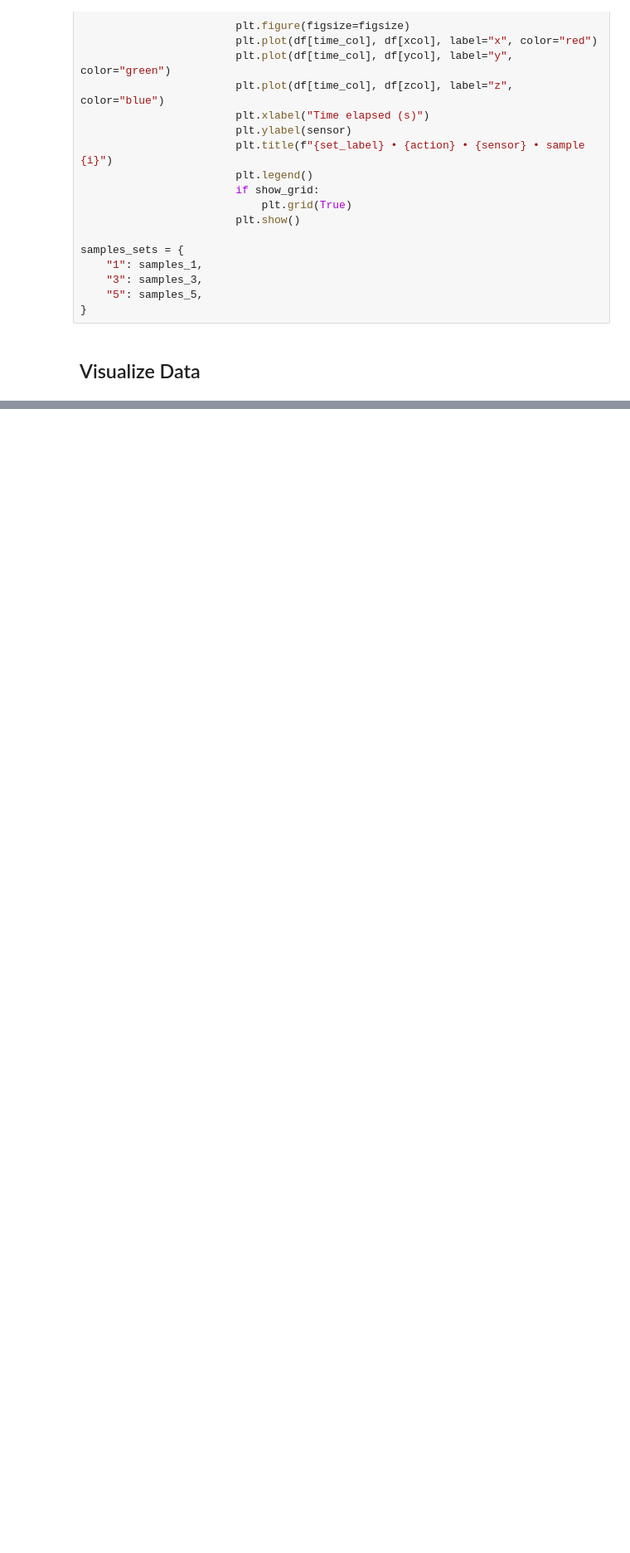
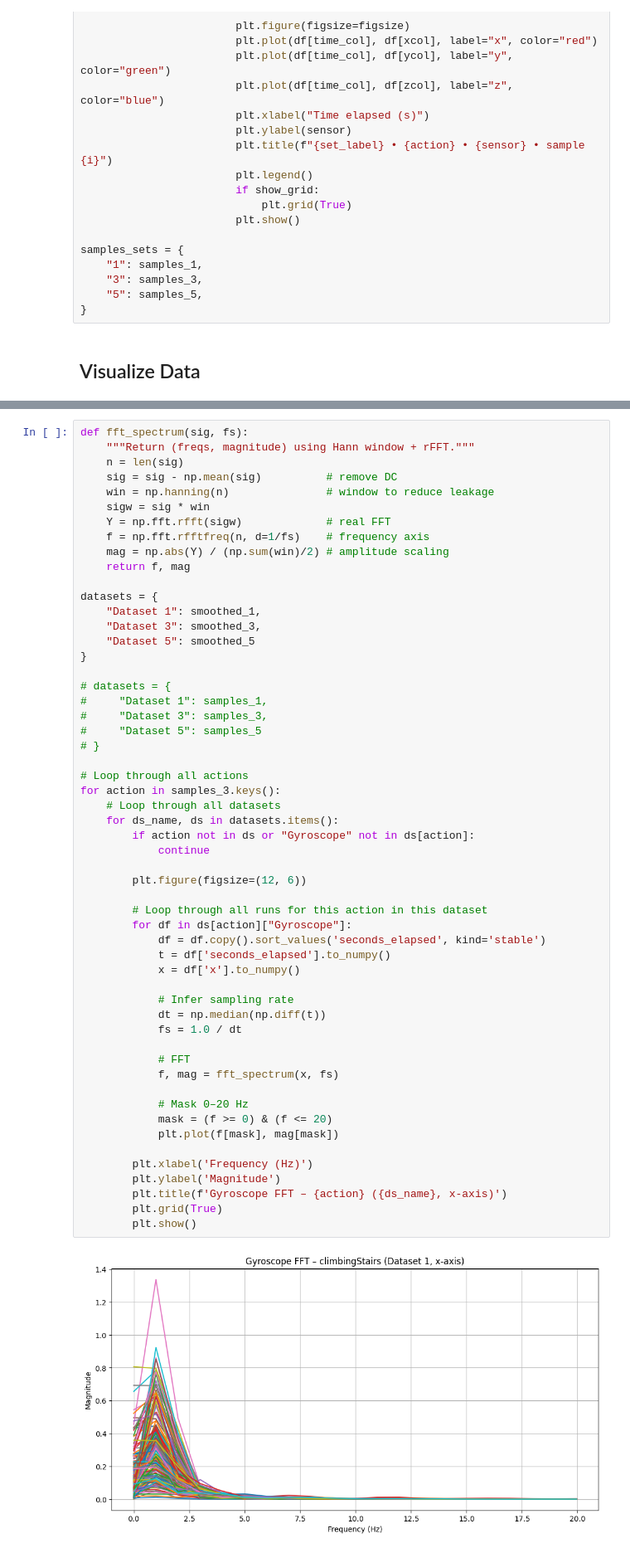
Before and after one commit to OfferPi/5ARE0-ActivityRecognition, a Jupyter notebook: group13_activity_recognition.ipynb, the cells around one changed output, grey strips where cells are left out. Shown at 83% size. Saved outputs shown, nothing was run; the diff lists cells and outputs as text; blank space fills up the shorter version.

```diff
--- a/group13_activity_recognition.ipynb
+++ b/group13_activity_recognition.ipynb
@@ -384,0 +462,57 @@ plot_selected_samples(
+# %%
+def fft_spectrum(sig, fs):
+    """Return (freqs, magnitude) using Hann window + rFFT."""
+    n = len(sig)
+    sig = sig - np.mean(sig)          # remove DC
+    win = np.hanning(n)               # window to reduce leakage
+    sigw = sig * win
+    Y = np.fft.rfft(sigw)             # real FFT
+    f = np.fft.rfftfreq(n, d=1/fs)    # frequency axis
+    mag = np.abs(Y) / (np.sum(win)/2) # amplitude scaling
+    return f, mag
+
+datasets = {
+    "Dataset 1": smoothed_1,
+    "Dataset 3": smoothed_3,
+    "Dataset 5": smoothed_5
+}
+
+# datasets = {
+#     "Dataset 1": samples_1,
+#     "Dataset 3": samples_3,
+#     "Dataset 5": samples_5
+# }
+
+# Loop through all actions
+for action in samples_3.keys():
+    # Loop through all datasets
+    for ds_name, ds in datasets.items():
+        if action not in ds or "Gyroscope" not in ds[action]:
+            continue
+
+        plt.figure(figsize=(12, 6))
+
+        # Loop through all runs for this action in this dataset
+        for df in ds[action]["Gyroscope"]:
+            df = df.copy().sort_values('seconds_elapsed', kind='stable')
+            t = df['seconds_elapsed'].to_numpy()
+            x = df['x'].to_numpy()
+
+            # Infer sampling rate
+            dt = np.median(np.diff(t))
+            fs = 1.0 / dt
+
+            # FFT
+            f, mag = fft_spectrum(x, fs)
+
+            # Mask 0–20 Hz
+            mask = (f >= 0) & (f <= 20)
+            plt.plot(f[mask], mag[mask])
+
+        plt.xlabel('Frequency (Hz)')
+        plt.ylabel('Magnitude')
+        plt.title(f'Gyroscope FFT – {action} ({ds_name}, x-axis)')
+        plt.grid(True)
+        plt.show()
+# %% [output]
+[figure, added]
```
Also changed, not shown: parts of 5 cells of this notebook.
